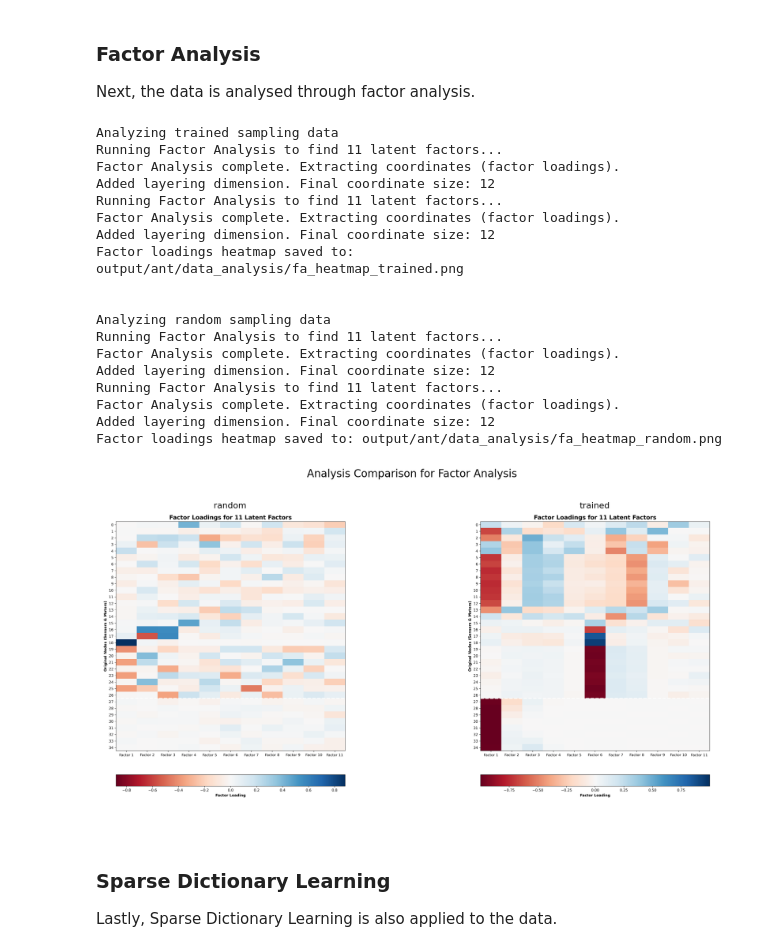
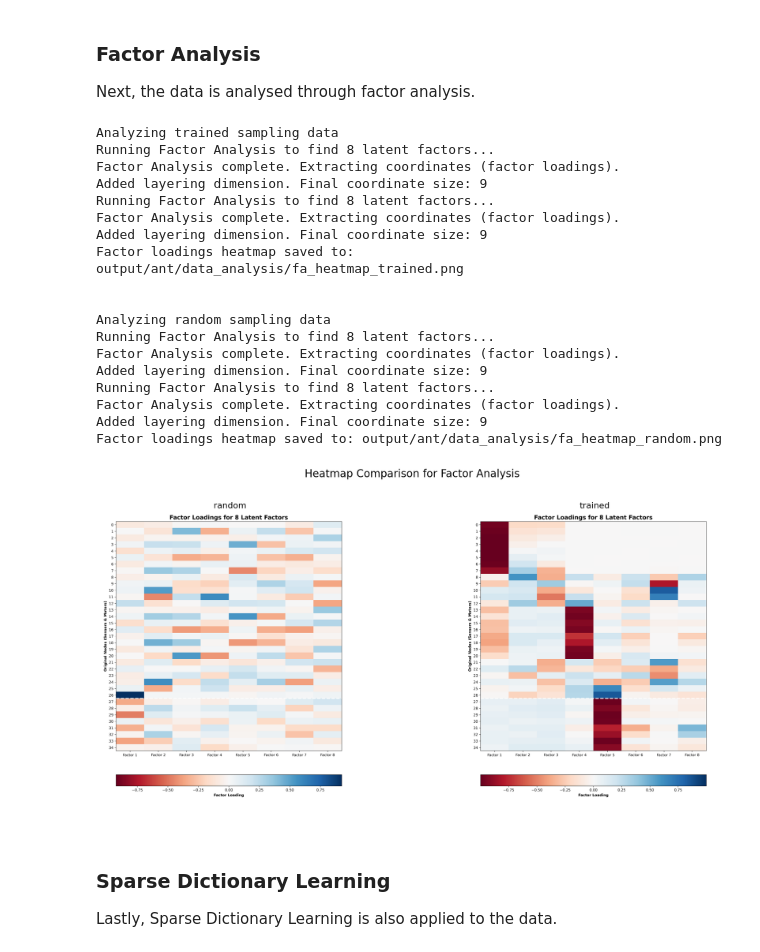
Before and after one commit to A-Gruber-IU/hyperneat_substrates, a Jupyter notebook: main.ipynb, the cells around one changed output. Cells and saved outputs as stored; diff of their text form; code cells hidden in the pictures.

```diff
--- a/main.ipynb
+++ b/main.ipynb
@@ -142,7 +139,7 @@ data_sources = {
     "random": random_data
 }
 
-io_coordinates = defaultdict(lambda: defaultdict(dict))
+substrate_coordinates = defaultdict(lambda: defaultdict(dict))
 # %% [markdown]
 ## Data Analysis
 
@@ -195,44 +215,46 @@ Next, the data is analysed through factor analysis.
 # %%
 for data_label, data_array in data_sources.items():
     print(f"Analyzing {data_label} sampling data")
     analyzer_fa = FactorAnalyzer(
         data=data_array,
         obs_size=obs_size,
         act_size=act_size,
-        max_dims=config["data_analysis"]["max_dims"](obs_size, act_size)
+        max_dims=config["data_analysis"]["max_dims"](obs_size, act_size),
+        hidden_depth=config["substrate"]["hidden_depth"]
     )
     input_coors, output_coors = analyzer_fa.generate_io_coordinates()
-    io_coordinates[data_label]["fa"]["input_coors"] = input_coors
-    io_coordinates[data_label]["fa"]["output_coors"] = output_coors
+    substrate_coordinates[data_label]["fa"]["input_coors"] = input_coors
+    substrate_coordinates[data_label]["fa"]["output_coors"] = output_coors
     input_coors_fa, output_coors_fa = analyzer_fa.generate_io_coordinates()
     analyzer_fa.plot_factor_loadings(save_path=f"{OUTPUT_DIR}/data_analysis/fa_heatmap_{data_label}.png")
     print("\n")
 
 display_plots_side_by_side(
     plot_paths=[f"{OUTPUT_DIR}/data_analysis/fa_heatmap_random.png", f"{OUTPUT_DIR}/data_analysis/fa_heatmap_trained.png"],
     plot_titles=["random", "trained"],
-    main_title=f"Analysis Comparison for Factor Analysis"
+    main_title=f"Heatmap Comparison for Factor Analysis",
+    save_path=f"{OUTPUT_DIR}/data_analysis/fa_heatmap_comparison.png"
 )
 # %% [output]
 Analyzing trained sampling data
-Running Factor Analysis to find 11 latent factors...
+Running Factor Analysis to find 8 latent factors...
 Factor Analysis complete. Extracting coordinates (factor loadings).
-Added layering dimension. Final coordinate size: 12
-Running Factor Analysis to find 11 latent factors...
+Added layering dimension. Final coordinate size: 9
+Running Factor Analysis to find 8 latent factors...
 Factor Analysis complete. Extracting coordinates (factor loadings).
-Added layering dimension. Final coordinate size: 12
+Added layering dimension. Final coordinate size: 9
 Factor loadings heatmap saved to: output/ant/data_analysis/fa_heatmap_trained.png
 
 
 Analyzing random sampling data
-Running Factor Analysis to find 11 latent factors...
+Running Factor Analysis to find 8 latent factors...
 Factor Analysis complete. Extracting coordinates (factor loadings).
-Added layering dimension. Final coordinate size: 12
-Running Factor Analysis to find 11 latent factors...
+Added layering dimension. Final coordinate size: 9
+Running Factor Analysis to find 8 latent factors...
 Factor Analysis complete. Extracting coordinates (factor loadings).
-Added layering dimension. Final coordinate size: 12
+Added layering dimension. Final coordinate size: 9
 Factor loadings heatmap saved to: output/ant/data_analysis/fa_heatmap_random.png
-[figure, old version]
+[figure, new version]
 # %% [markdown]
 ### Sparse Dictionary Learning
 
```
Also changed, not shown: parts of 10 cells of this notebook, 11 other files.
